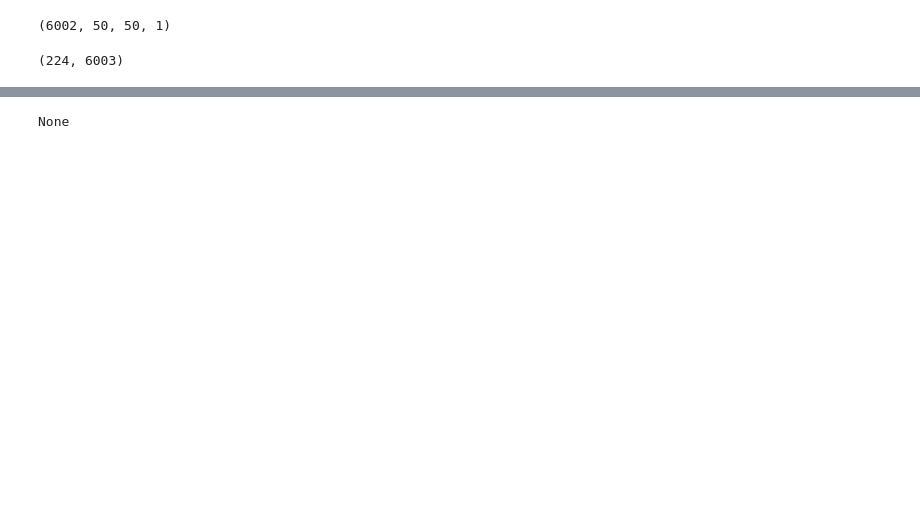
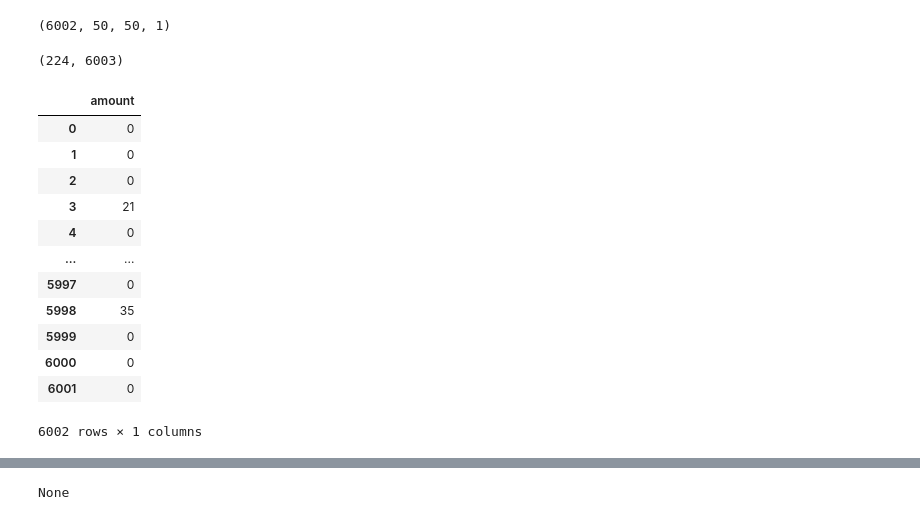
Before and after one commit to Fahim17/inferring-miRNA, a Jupyter notebook: prediction_model.ipynb, the cells around one changed output, grey strips where cells are left out. Saved outputs shown, nothing was run; the diff lists cells and outputs as text; code cells hidden in the pictures; blank space fills up the shorter version.

```diff
--- a/prediction_model.ipynb
+++ b/prediction_model.ipynb
@@ -86,4 +86,21 @@ y_target.shape
 # %%
 top_miRNAs = top_n_miRNA(y_target, 1)
 top_miRNAs = top_miRNAs.iloc[:,1:].T
 top_miRNAs = top_miRNAs.rename(columns={top_miRNAs.columns[0]: "amount"})
+sIdex = [i for i in range(top_miRNAs.shape[0])]
+top_miRNAs = top_miRNAs.set_index([sIdex])
+top_miRNAs
+# %% [output]
+|  | amount |
+| 0 | 0 |
+| 1 | 0 |
+| 2 | 0 |
+| 3 | 21 |
+| 4 | 0 |
+| ... | ... |
+| 5997 | 0 |
+| 5998 | 35 |
+| 5999 | 0 |
+| 6000 | 0 |
+| 6001 | 0 |
+6002 rows × 1 columns
```
Also changed, not shown: parts of 20 cells of this notebook, 1 other file.
